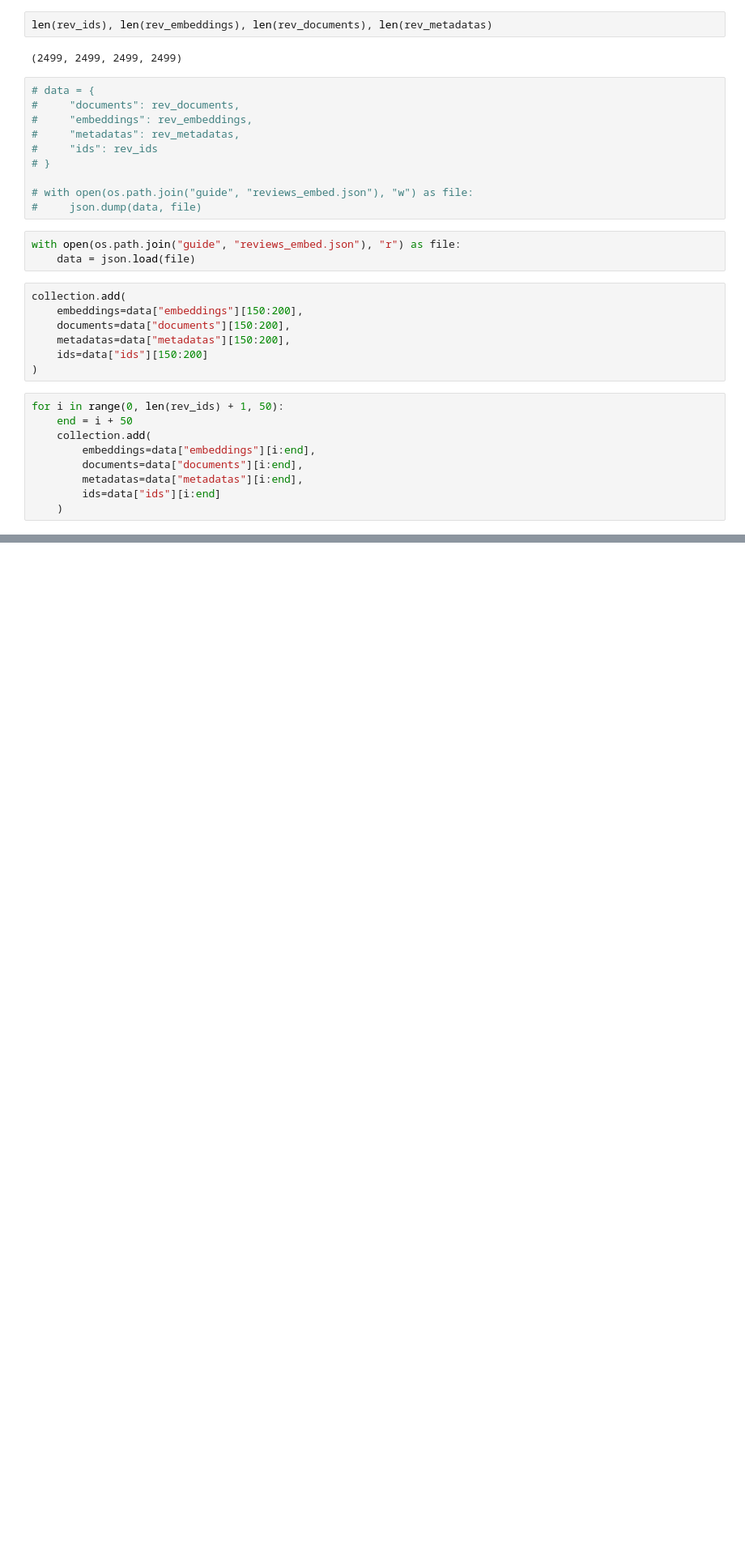
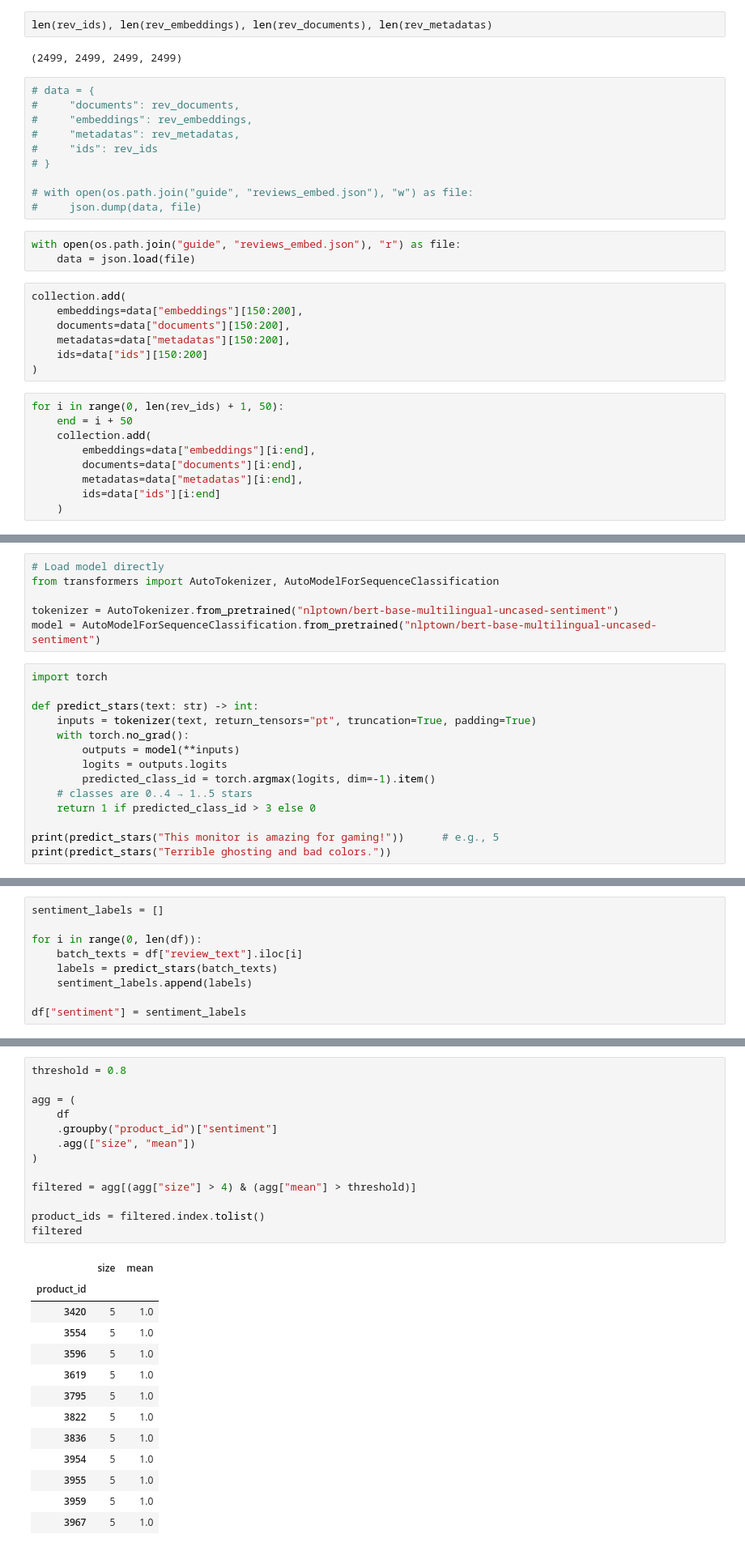
Before and after one commit to dipan99/prodlens, a Jupyter notebook: test.ipynb, the cells around one changed output, grey strips where cells are left out. Shown: that part at 81% size. Cells and saved outputs as stored; diff of their text form; blank space fills up the shorter version.

```diff
--- a/test.ipynb
+++ b/test.ipynb
@@ -473,0 +561,20 @@ len(collection.get()["ids"])
+# %%
+# Load model directly
+from transformers import AutoTokenizer, AutoModelForSequenceClassification
+
+tokenizer = AutoTokenizer.from_pretrained("nlptown/bert-base-multilingual-uncased-sentiment")
+model = AutoModelForSequenceClassification.from_pretrained("nlptown/bert-base-multilingual-uncased-sentiment")
+# %%
+import torch
+
+def predict_stars(text: str) -> int:
+    inputs = tokenizer(text, return_tensors="pt", truncation=True, padding=True)
+    with torch.no_grad():
+        outputs = model(**inputs)
+        logits = outputs.logits
+        predicted_class_id = torch.argmax(logits, dim=-1).item()
+    # classes are 0..4 → 1..5 stars
+    return 1 if predicted_class_id > 3 else 0
+
+print(predict_stars("This monitor is amazing for gaming!"))      # e.g., 5
+print(predict_stars("Terrible ghosting and bad colors."))
@@ -473,0 +584,9 @@ len(collection.get()["ids"])
+# %%
+sentiment_labels = []
+
+for i in range(0, len(df)):
+    batch_texts = df["review_text"].iloc[i]
+    labels = predict_stars(batch_texts)
+    sentiment_labels.append(labels)
+
+df["sentiment"] = sentiment_labels
@@ -473,0 +602,27 @@ len(collection.get()["ids"])
+# %%
+threshold = 0.8
+
+agg = (
+    df
+    .groupby("product_id")["sentiment"]
+    .agg(["size", "mean"])
+)
+
+filtered = agg[(agg["size"] > 4) & (agg["mean"] > threshold)]
+
+product_ids = filtered.index.tolist()
+filtered
+# %% [output]
+|  | size | mean |
+| product_id |  |  |
+| 3420 | 5 | 1.0 |
+| 3554 | 5 | 1.0 |
+| 3596 | 5 | 1.0 |
+| 3619 | 5 | 1.0 |
+| 3795 | 5 | 1.0 |
+| 3822 | 5 | 1.0 |
+| 3836 | 5 | 1.0 |
+| 3954 | 5 | 1.0 |
+| 3955 | 5 | 1.0 |
+| 3959 | 5 | 1.0 |
+| 3967 | 5 | 1.0 |
```
Also changed, not shown: parts of 10 cells of this notebook.
